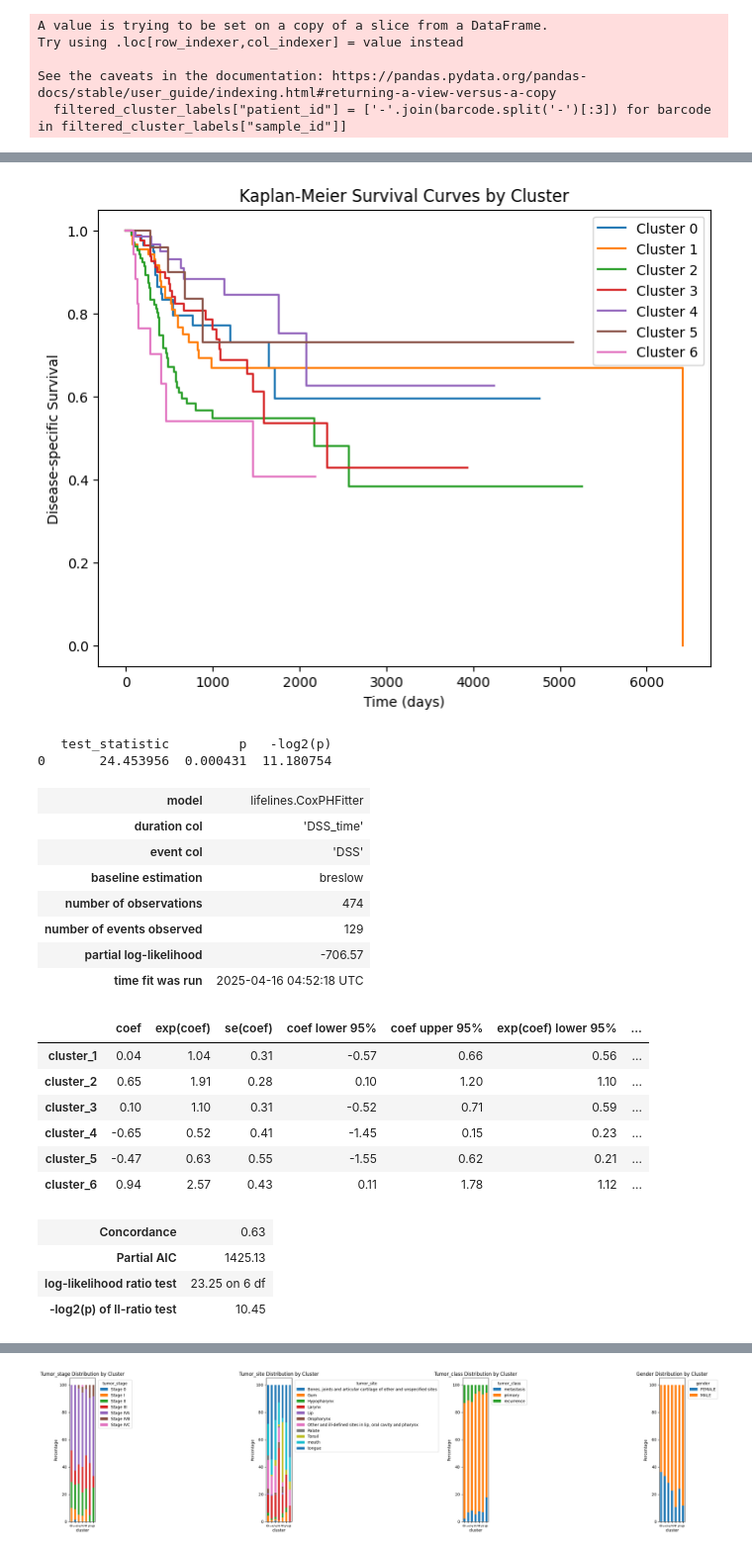
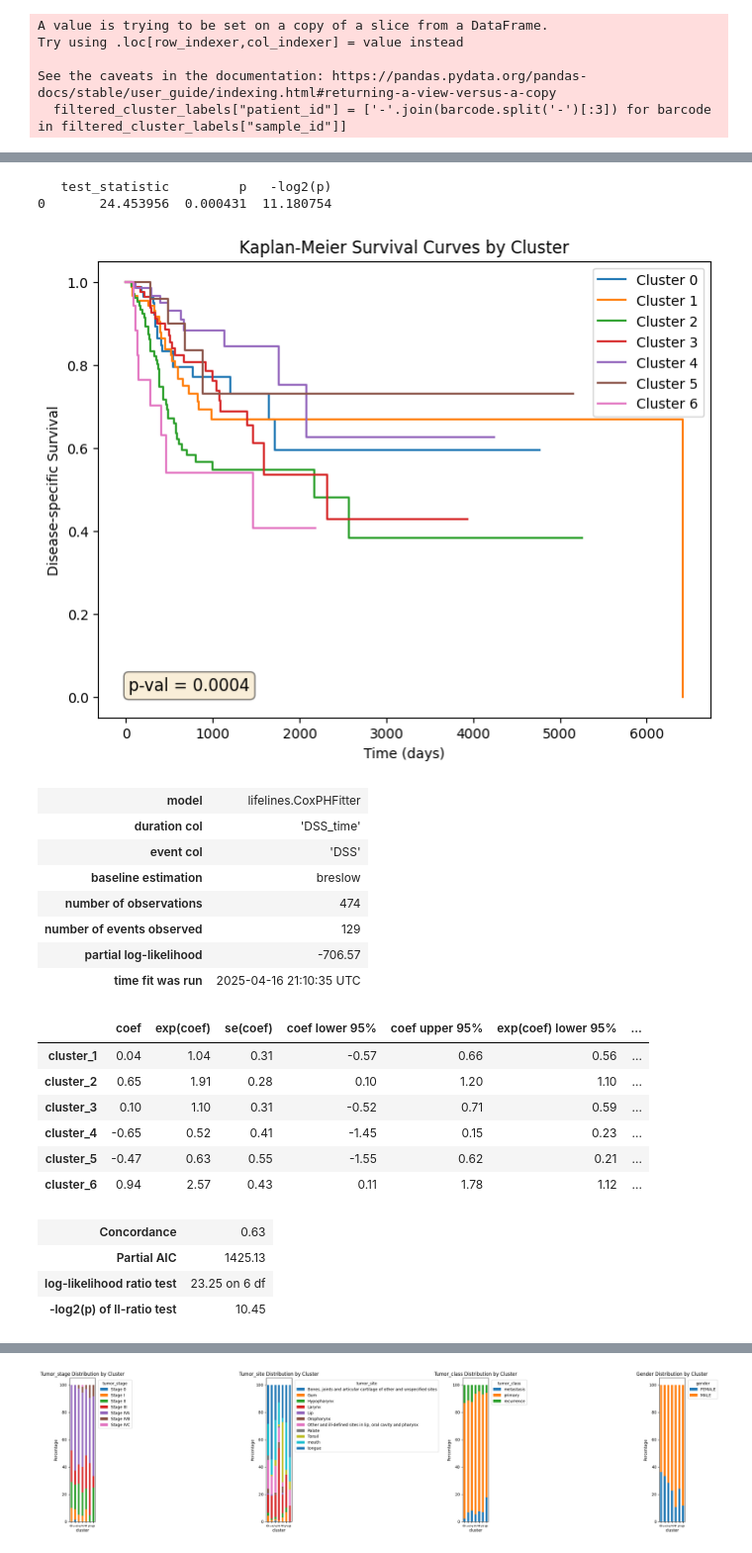
Before and after one commit to Harrison-Q-Ma/BNFO285_Projects, a Jupyter notebook: project_1/Wenshu/qualitative_assessments.ipynb, the cells around one changed output, grey strips where cells are left out. Shown: that part at 99% size. Cells and saved outputs as stored; diff of their text form; code cells hidden in the pictures.

```diff
--- a/project_1/Wenshu/qualitative_assessments.ipynb
+++ b/project_1/Wenshu/qualitative_assessments.ipynb
@@ -98,42 +116,59 @@ df_clean = df.dropna(subset=['DSS'])
 
 kmf = KaplanMeierFitter()
 plt.figure(figsize=(8, 6))
 
 # Loop through each cluster, fit, and plot the survival function
 for cluster, cluster_df in df_clean.groupby('cluster'):
     kmf.fit(cluster_df['DSS_time'], event_observed=cluster_df['DSS'], label=f'Cluster {cluster}')
     kmf.plot_survival_function(ci_show=False)  # Plot survival function with confidence intervals
 
-plt.title("Kaplan-Meier Survival Curves by Cluster")
-plt.xlabel("Time (days)")
-plt.ylabel("Disease-specific Survival")
-plt.legend()
-plt.show()
-
 # -------------------------------------------------
 # Multivariate Log-Rank Test for Comparing Survival Curves
 # -------------------------------------------------
 # The multivariate_logrank_test function compares the survival distribution
 # across all groups at once.
 logrank_results = multivariate_logrank_test(df_clean['DSS_time'], df_clean['cluster'], event_observed=df_clean['DSS'])
 print(logrank_results.summary)
+
+plt.title("Kaplan-Meier Survival Curves by Cluster")
+plt.xlabel("Time (days)")
+plt.ylabel("Disease-specific Survival")
+plt.legend()
+
+ax = plt.gca()
+ax.text(0.05, 0.05, f"p-val = {logrank_results.p_value:.4f}",
+        transform=ax.transAxes,
+        fontsize=12,
+        verticalalignment='bottom',
+        horizontalalignment='left',
+        bbox=dict(boxstyle='round', facecolor='wheat', alpha=0.5))
+plt.show()
+
 
 # -------------------------------------------------
 # Cox Proportional Hazards Model for Hazard Ratios
 # -------------------------------------------------
 # Ensure the "cluster" column is treated as a categorical variable.
 # Here we convert it to string and then create dummy variables.
 #df_clean['cluster'] = df_clean['cluster'].astype(str)
 df_encoded = pd.get_dummies(df_clean[['cluster']], drop_first=True)  # drop_first to set a reference level
 df_model = pd.concat([df_clean[['DSS_time', 'DSS']], df_encoded], axis=1)
 
 cph = CoxPHFitter()
 cph.fit(df_model, duration_col='DSS_time', event_col='DSS')
 cph.print_summary()  # Displays hazard ratios, confidence intervals, and p-values
+
+plt.figure(figsize=(6, 4))
+cph.plot()
+plt.title("Cox Model Coefficients with 95% CIs")
+plt.axvline(0, color="grey", linestyle="--")
+plt.xlabel("Coefficient (log hazard ratio)")
+plt.tight_layout()
+plt.show()
 # %% [output]
+   test_statistic         p   -log2(p)
+0       24.453956  0.000431  11.180754
-[figure, old version]
+[figure, new version]
-   test_statistic         p   -log2(p)
-0       24.453956  0.000431  11.180754
 | model | lifelines.CoxPHFitter |
 | duration col | 'DSS_time' |
 | event col | 'DSS' |
@@ -141,7 +176,7 @@ cph.print_summary()  # Displays hazard ratios, confidence intervals, and p-value
 | number of observations | 474 |
 | number of events observed | 129 |
 | partial log-likelihood | -706.57 |
-| time fit was run | 2025-04-16 04:52:18 UTC |
+| time fit was run | 2025-04-16 21:10:35 UTC |
 |  | coef | exp(coef) | se(coef) | coef lower 95% | coef upper 95% | exp(coef) lower 95% | ... |
 | cluster_1 | 0.04 | 1.04 | 0.31 | -0.57 | 0.66 | 0.56 | ... |
 | cluster_2 | 0.65 | 1.91 | 0.28 | 0.10 | 1.20 | 1.10 | ... |
```
Also changed, not shown: parts of 3 cells of this notebook.
